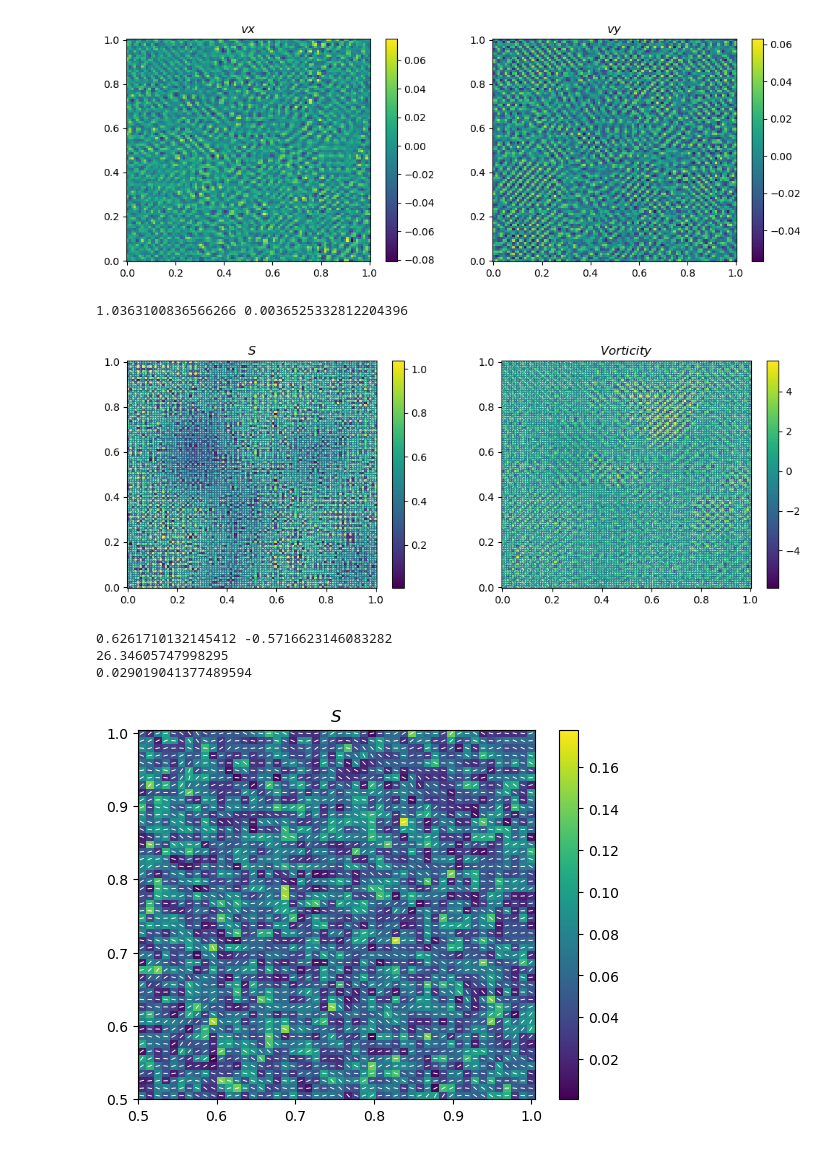
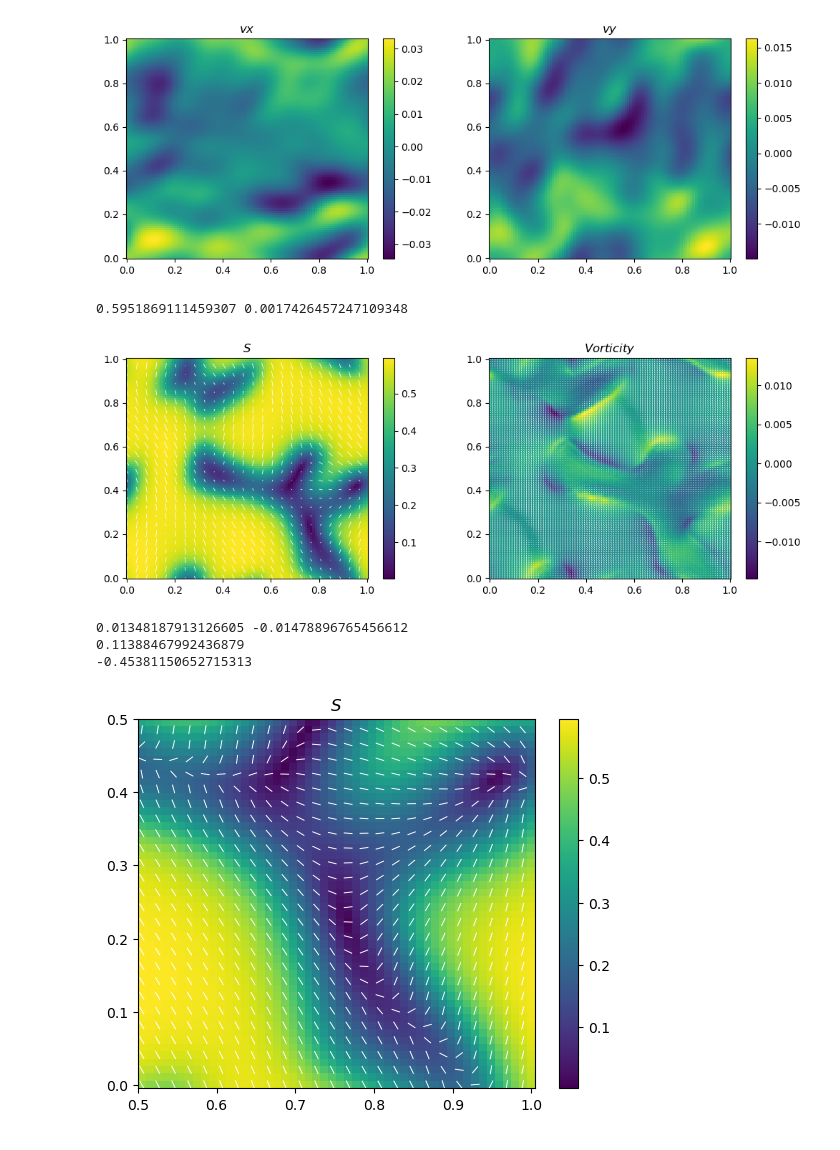
Before and after one commit to toshi-physics/myPSS-friction, a Jupyter notebook: analysis/model_Q_v_rho/display_model_Q_v_rho.ipynb, the cells around one changed output. Cells and saved outputs as stored; diff of their text form; code cells hidden in the pictures.

```diff
--- a/analysis/model_Q_v_rho/display_model_Q_v_rho.ipynb
+++ b/analysis/model_Q_v_rho/display_model_Q_v_rho.ipynb
@@ -5,18 +5,18 @@ import json, os
 # %%
 run = 1
 Gamma0 = 50.00
-rhoseed = 2.0 #0.9#0.16
+rhoseed = 0.5 #0.9#0.16
 rgamma = 2.0
 gammaxx=1.0
-gammayy=gammaxx/rgamma
+gammayy=gammaxx*rgamma
 
 p0 = 1
-alpha = 0.1
+alpha = 1
 D = 4
-chi = 5
+chi = 4
 
 #pdir = '../../data/model_Q_v_rho/gamma0_{:1.1f}_rhoseed_{}_gammaxx_{:1.1f}/p0_{:1.2f}_alpha_{:1.2f}_D_{:1.2f}_chi_{:1.2f}/run_{:d}/'.format(Gamma0, rhoseed, gammaxx, p0, alpha, D, chi, run)
-pdir = '../../data/model_Q_v_rho/gamma0_{:1.1f}_rhoseed_{}_rgamma_{:1.1f}/p0_{:1.2f}_alpha_{:1.2f}_D_{:1.2f}_chi_{:1.2f}/run_{:d}/'.format(Gamma0, rhoseed, rgamma, p0, alpha, D, chi, run)
+pdir = '../../data/model_Q_v_rho_heaviside/gamma0_{:1.1f}_rhoseed_{}_rgamma_{:1.1f}/p0_{:1.2f}_alpha_{:1.2f}_D_{:1.2f}_chi_{:1.2f}/run_{:d}/'.format(Gamma0, rhoseed, rgamma, p0, alpha, D, chi, run)
 
 datadir = pdir+'data/'
 
@@ -91,5 +98,5 @@ ax[1,1].scatter(times, stdtheta); ax[1,1].set_xlabel(r'$time/\tau_g$'); ax[1,1].
 # %%
-n=1999
+n=300
 vx = np.loadtxt(datadir+'vx.csv.{:d}'.format(n), delimiter=',')
 vy = np.loadtxt(datadir+'vy.csv.{:d}'.format(n), delimiter=',')
 
@@ -103,13 +110,13 @@ ax[0].set_title(r"$ vx $")
 ax[1].set_title(r"$ vy $")
 plt.show()
 # %% [output]
-[figure, old version]
+[figure, new version]
 # %%
 fig, ax=plt.subplots(figsize=(12,4),ncols=2)
 #colors = ['#c1272d', '#eecc16','#008176','#0000a7']
 #cmap1 = LinearSegmentedColormap.from_list("mycmap", colors)
 
-n=1000
+n=1999
 
 
 Qxx = np.loadtxt(datadir+'Qxx.csv.{:d}'.format(n), delimiter=',')
@@ -118,11 +125,11 @@ curldivQ = np.loadtxt(datadir+'curldivQ.csv.{:d}'.format(n), delimiter=',')
 S = np.sqrt(Qxx**2+Qxy**2)
 p_factor = 4
 theta = np.arctan2(Qxy, Qxx)/2
-Snx    = S*np.cos(theta)
-Sny    = S*np.sin(theta)
+Snx    = pixelate(S*np.cos(theta), p_factor)
+Sny    = pixelate(S*np.sin(theta), p_factor)
 print(np.max(S), np.min(S))
 
-plot1 = [ax[0].pcolormesh(xv, yv, S, cmap='viridis', vmin=np.min(S), vmax=np.max(S)), ax[0].quiver(xv,yv,Snx,Sny, color='w', pivot='middle', headlength=0, headaxislength=0)]
+plot1 = [ax[0].pcolormesh(xv, yv, S, cmap='viridis', vmin=np.min(S), vmax=np.max(S)), ax[0].quiver(xv[::p_factor, ::p_factor],yv[::p_factor, ::p_factor],Snx[::p_factor, ::p_factor],Sny[::p_factor, ::p_factor], color='w', pivot='middle', headlength=0, headaxislength=0)]
 plot2 = [ax[1].pcolormesh(xv, yv, curldivQ, cmap='viridis', vmin=np.min(curldivQ), vmax=np.max(curldivQ)), ax[1].quiver(xv,yv,Snx,Sny, color='w', pivot='middle', headlength=0, headaxislength=0)]
 
 fig.colorbar(plot1[0], ax=ax[0])
@@ -131,51 +138,51 @@ ax[0].set_title(r"$ S $")
 ax[1].set_title(r"$ Vorticity $")
 plt.show()
 # %% [output]
-1.0363100836566266 0.0036525332812204396
+0.5951869111459307 0.0017426457247109348
-[figure, old version]
+[figure, new version]
 # %%
 fig, ax=plt.subplots()
 #colors = ['#c1272d', '#eecc16','#008176','#0000a7']
 #cmap1 = LinearSegmentedColormap.from_list("mycmap", colors)
 
-n=0
+n=1999
 
 charge = np.loadtxt(datadir+'curldivQ.csv.{:d}'.format(n), delimiter=',')
 Qxx = np.loadtxt(datadir+'Qxx.csv.{:d}'.format(n), delimiter=',')
 Qxy = np.loadtxt(datadir+'Qxy.csv.{:d}'.format(n), delimiter=',')
 S = np.sqrt(Qxx**2+Qxy**2)
 theta = np.arctan2(Qxy, Qxx)/2
 nx    = np.cos(theta)
 ny    = np.sin(theta)
 
 print(np.max(charge), np.min(charge))
 
-p_factor = 1
+p_factor = 2
 pcharge = pixelate(2*charge/S, p_factor)
 print(np.max(pcharge))
 p_half_defects = np.where((pcharge)>0.2)
 m_half_defects = np.where((-pcharge)>0.2)
 #print(p_half_defects, m_half_defects)
 
 pnx = np.cos(pixelate(theta, p_factor))
 pny = np.sin(pixelate(theta, p_factor))
 print(np.mean(theta))
 
-ix, fx, iy, fy = 50, 100, 50, 100
+ix, fx, iy, fy = 0, 50, 50, 100
 ctrf = [ax.pcolormesh(xv[ix:fx, iy:fy], yv[ix:fx, iy:fy], (S)[ix:fx, iy:fy], cmap='viridis', vmin=np.min(S), vmax=np.max(S))]
 ax.quiver(xv[ix:fx:p_factor, iy:fy:p_factor],yv[ix:fx:p_factor, iy:fy:p_factor], pnx[ix:fx:p_factor, iy:fy:p_factor], pny[ix:fx:p_factor, iy:fy:p_factor], color='w', pivot='middle', headlength=0, headaxislength=0)
 #ax.scatter(p_half_defects[1]/mx, p_half_defects[0]/my, color='pink')
 #ax.scatter(m_half_defects[1]/mx, m_half_defects[0]/my, color='red')
 #ctrf = [ax.pcolormesh(xv, yv, rho[i], cmap=cmap1, vmin=np.min(rho), vmax=np.max(rho)), ax.quiver(xv,yv,nx[i],ny[i], color='w', headlength=0, headaxislength=0, width=0.006, pivot='middle')]
 #ctrf = [ax.pcolormesh(xv, yv, rho[i]*v[i,:,:,1])]
 plt.colorbar(ctrf[0])
 plt.title(r"$ S $")
 plt.show()
 # %% [output]
-0.6261710132145412 -0.5716623146083282
-26.34605747998295
-0.029019041377489594
+0.01348187913126605 -0.01478896765456612
+0.11388467992436879
+-0.45381150652715313
-[figure, old version]
+[figure, new version]
 # %%
 def pixelate(x, gridpoints):
     nx, ny = np.shape(x)
```
Also changed, not shown: parts of 2 cells of this notebook, 2 other files.
